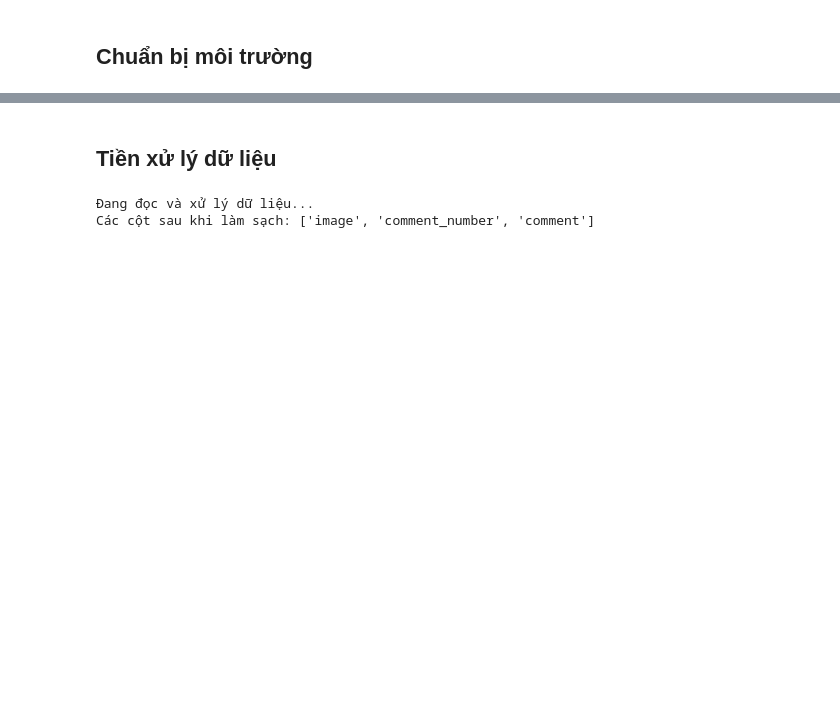
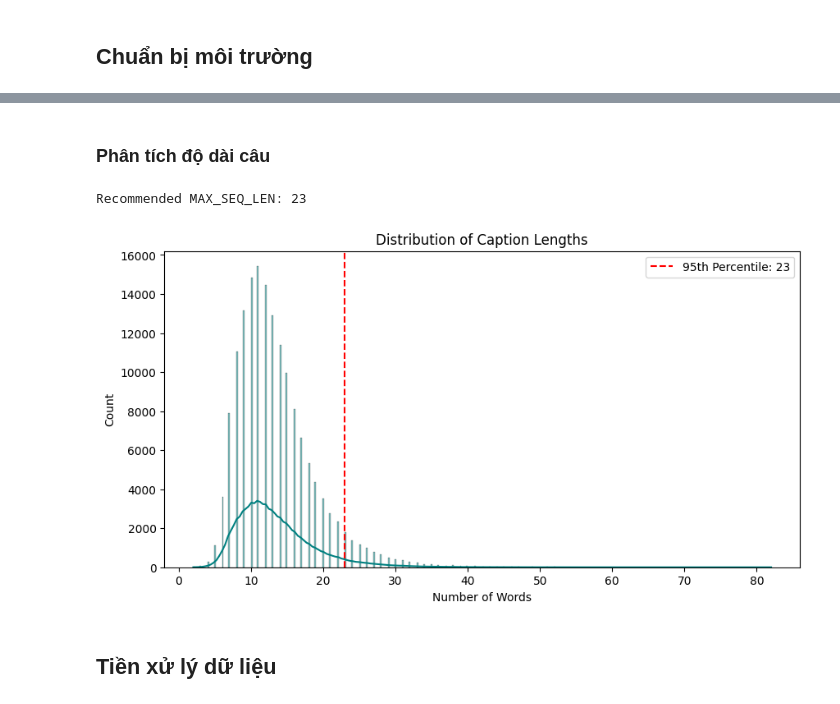
Before and after one commit to bngiahuy/DL-ComputerVision-HCMUT-252, a Jupyter notebook: notebook_multimodal.ipynb, the cells around one changed output, grey strips where cells are left out. Cells and saved outputs as stored; diff of their text form; code cells hidden in the pictures; blank space fills up the shorter version.

```diff
--- a/notebook_multimodal.ipynb
+++ b/notebook_multimodal.ipynb
@@ -70,26 +231,23 @@ The image processor of type `CLIPImageProcessor` is now loaded as a fast process
+# %% [markdown]
+### Phân tích độ dài câu
+# %%
+# Calculate word count for each caption entry
+df['word_count'] = df['comment'].apply(lambda x: len(str(x).split()))
+
+# Calculate the 95th percentile for optimal sequence length
+p95 = int(df['word_count'].quantile(0.95))
+print(f"Recommended MAX_SEQ_LEN: {p95}")
+
+# Plotting the length distribution
+plt.figure(figsize=(10, 5))
+sns.histplot(df['word_count'], kde=True, color='teal')
+plt.axvline(p95, color='red', linestyle='--', label=f'95th Percentile: {p95}')
+plt.title('Distribution of Caption Lengths')
+plt.xlabel('Number of Words')
+plt.legend()
+plt.show()
+# %% [output]
+Recommended MAX_SEQ_LEN: 23
+[figure, added]
 # %% [markdown]
 ## Tiền xử lý dữ liệu
-# %%
-print("Đang đọc và xử lý dữ liệu...")
-
-df_captions = pd.read_csv(CAPTIONS_FILE, sep='|')
-
-# QUAN TRỌNG: Loại bỏ khoảng trắng thừa ở tên cột
-df_captions.columns = df_captions.columns.str.strip()
-
-df_captions.rename(columns={'image_name': 'image'}, inplace=True)
-
-if 'comment' not in df_captions.columns:
-    # Tìm cột chứa chữ 'comment' gần nhất
-    comment_col = [c for c in df_captions.columns if 'comment' in c.lower()]
-    if comment_col:
-        df_captions.rename(columns={comment_col[0]: 'comment'}, inplace=True)
-
-# Gom nhóm captions
-grouped = df_captions.groupby('image')['comment'].apply(list).reset_index()
-grouped.columns = ['image', 'captions']
-
-print(f"Các cột sau khi làm sạch: {df_captions.columns.tolist()}")
-# %% [output]
-Đang đọc và xử lý dữ liệu...
-Các cột sau khi làm sạch: ['image', 'comment_number', 'comment']
```
Also changed, not shown: parts of 39 cells of this notebook, 6 other files.
